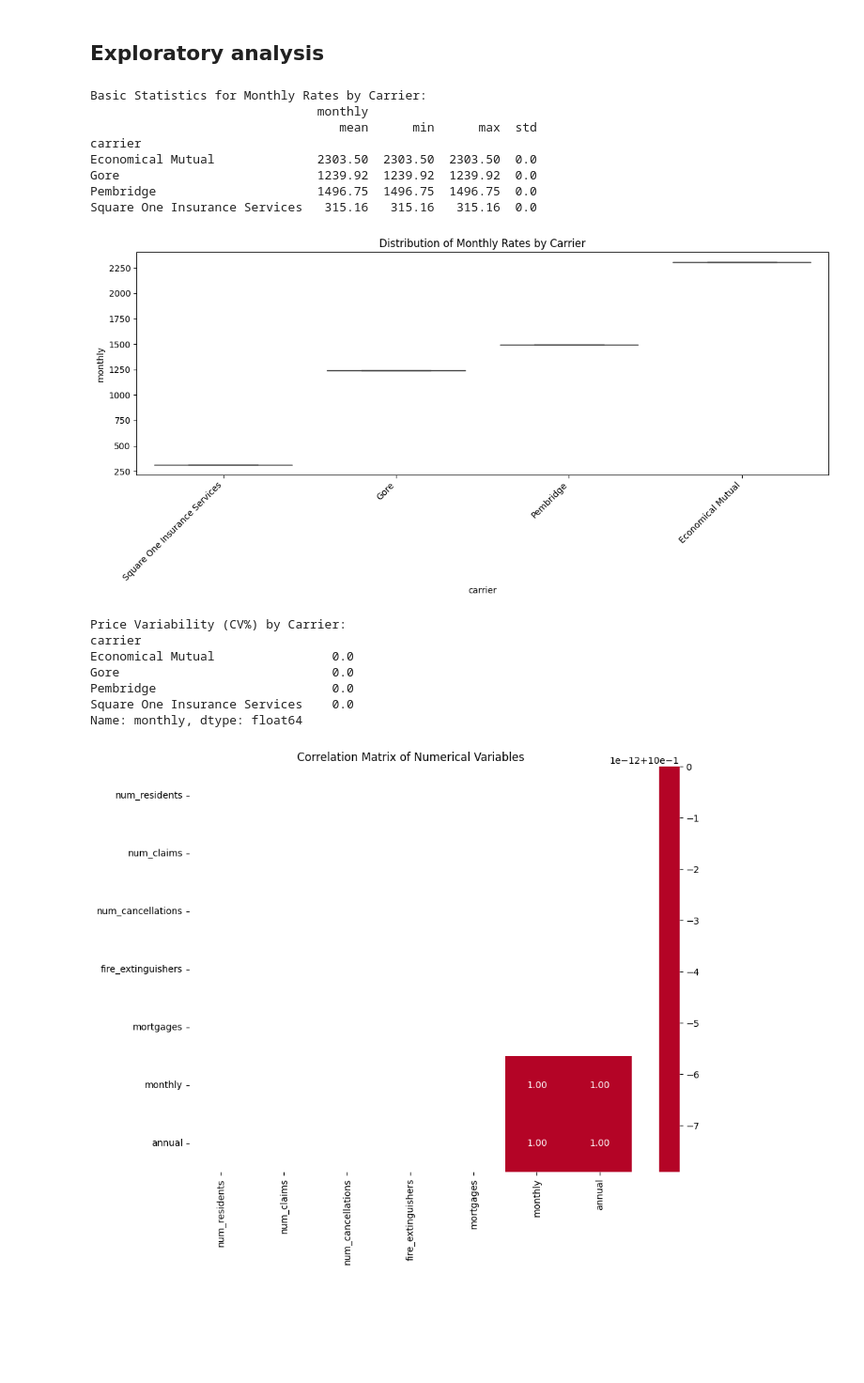
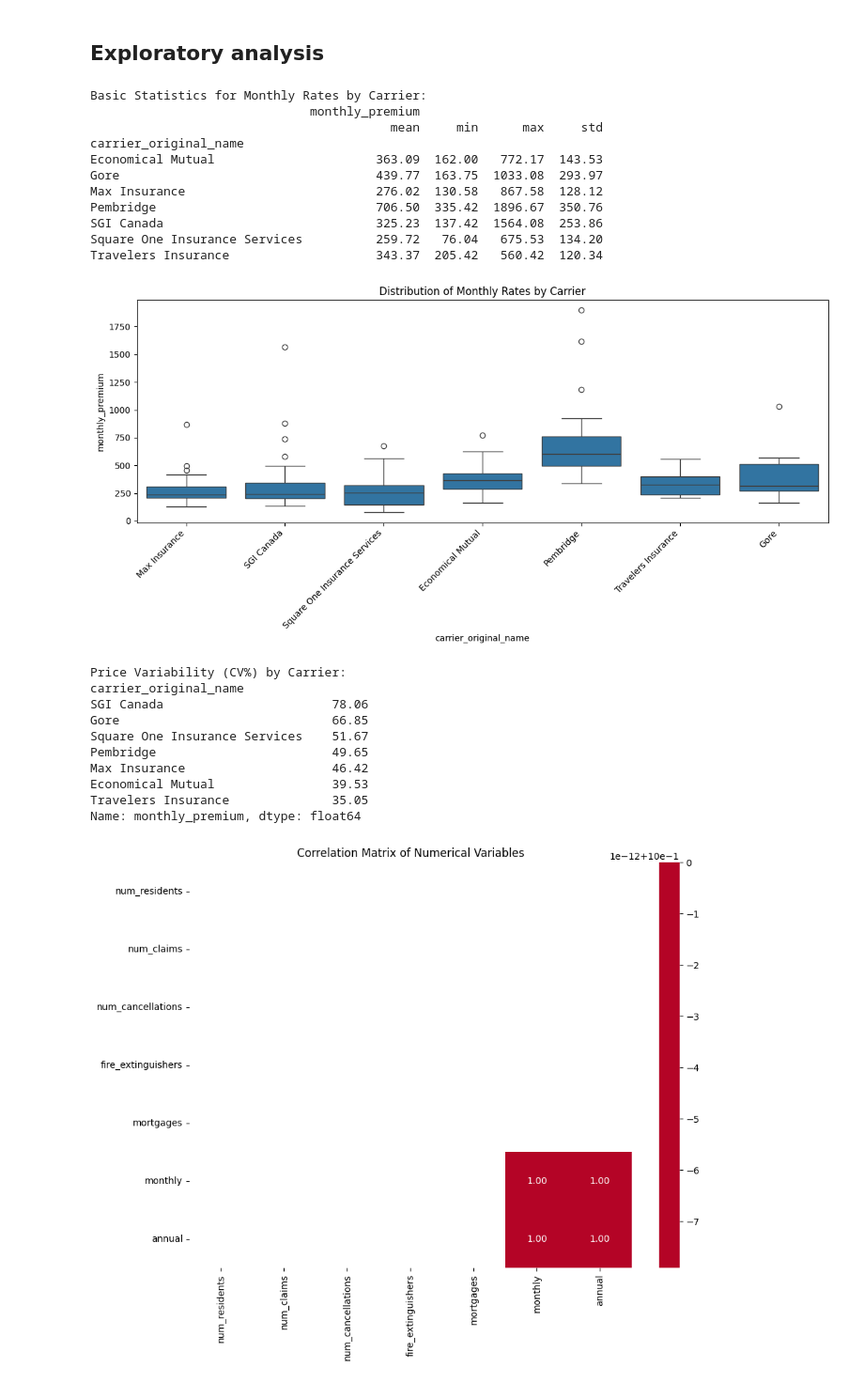
Before and after one commit to senchi-ins/senchi, a Jupyter notebook: experiments/rates/analysis/rate_analysis.ipynb, the cells around one changed output. Shown at 94% size. Saved outputs shown, nothing was run; the diff lists cells and outputs as text; code cells hidden in the pictures; blank space fills up the shorter version.

```diff
--- a/experiments/rates/analysis/rate_analysis.ipynb
+++ b/experiments/rates/analysis/rate_analysis.ipynb
@@ -34,39 +67,48 @@ df.head()
 # %% [markdown]
 ## Exploratory analysis
+# %%
+# 1. Basic price statistics by carrier
+print("Basic Statistics for Monthly Rates by Carrier:")
+print(df.groupby('carrier_original_name')[['monthly_premium']].agg(['mean', 'min', 'max', 'std']).round(2))
+# %% [output]
+Basic Statistics for Monthly Rates by Carrier:
+                              monthly_premium
+                                         mean     min      max     std
+carrier_original_name
+Economical Mutual                      363.09  162.00   772.17  143.53
+Gore                                   439.77  163.75  1033.08  293.97
+Max Insurance                          276.02  130.58   867.58  128.12
+Pembridge                              706.50  335.42  1896.67  350.76
+SGI Canada                             325.23  137.42  1564.08  253.86
+Square One Insurance Services          259.72   76.04   675.53  134.20
+Travelers Insurance                    343.37  205.42   560.42  120.34
 # %%
-# 1. Basic price statistics by carrier
-print("Basic Statistics for Monthly Rates by Carrier:")
-print(df.groupby('carrier')[['monthly']].agg(['mean', 'min', 'max', 'std']).round(2))
+
 
 # Visualize distribution of monthly rates by carrier
 plt.figure(figsize=(12, 6))
-sns.boxplot(x='carrier', y='monthly', data=df)
+sns.boxplot(x='carrier_original_name', y='monthly_premium', data=df)
 plt.xticks(rotation=45, ha='right')
 plt.title('Distribution of Monthly Rates by Carrier')
 plt.tight_layout()
 plt.show()
 
 # Calculate the coefficient of variation (CV) to compare price variability
-cv = df.groupby('carrier')['monthly'].agg(lambda x: x.std() / x.mean() * 100).round(2)
+cv = df.groupby('carrier_original_name')['monthly_premium'].agg(lambda x: x.std() / x.mean() * 100).round(2)
 print("\nPrice Variability (CV%) by Carrier:")
 print(cv.sort_values(ascending=False))
 # %% [output]
+[figure, new version]
-Basic Statistics for Monthly Rates by Carrier:
-                               monthly
-                                  mean      min      max  std
-carrier
-Economical Mutual              2303.50  2303.50  2303.50  0.0
-Gore                           1239.92  1239.92  1239.92  0.0
-Pembridge                      1496.75  1496.75  1496.75  0.0
-Square One Insurance Services   315.16   315.16   315.16  0.0
+Price Variability (CV%) by Carrier:
+carrier_original_name
+SGI Canada                       78.06
+Gore                             66.85
+Square One Insurance Services    51.67
+Pembridge                        49.65
+Max Insurance                    46.42
+Economical Mutual                39.53
+Travelers Insurance              35.05
+Name: monthly_premium, dtype: float64
-[figure, old version]
-Price Variability (CV%) by Carrier:
-carrier
-Economical Mutual                0.0
-Gore                             0.0
-Pembridge                        0.0
-Square One Insurance Services    0.0
-Name: monthly, dtype: float64
 # %%
 # 2. Correlation analysis for numerical variables
 numerical_cols = ['num_residents', 'num_claims', 'num_cancellations',
```
Also changed, not shown: parts of 6 cells of this notebook, 3 other files.
